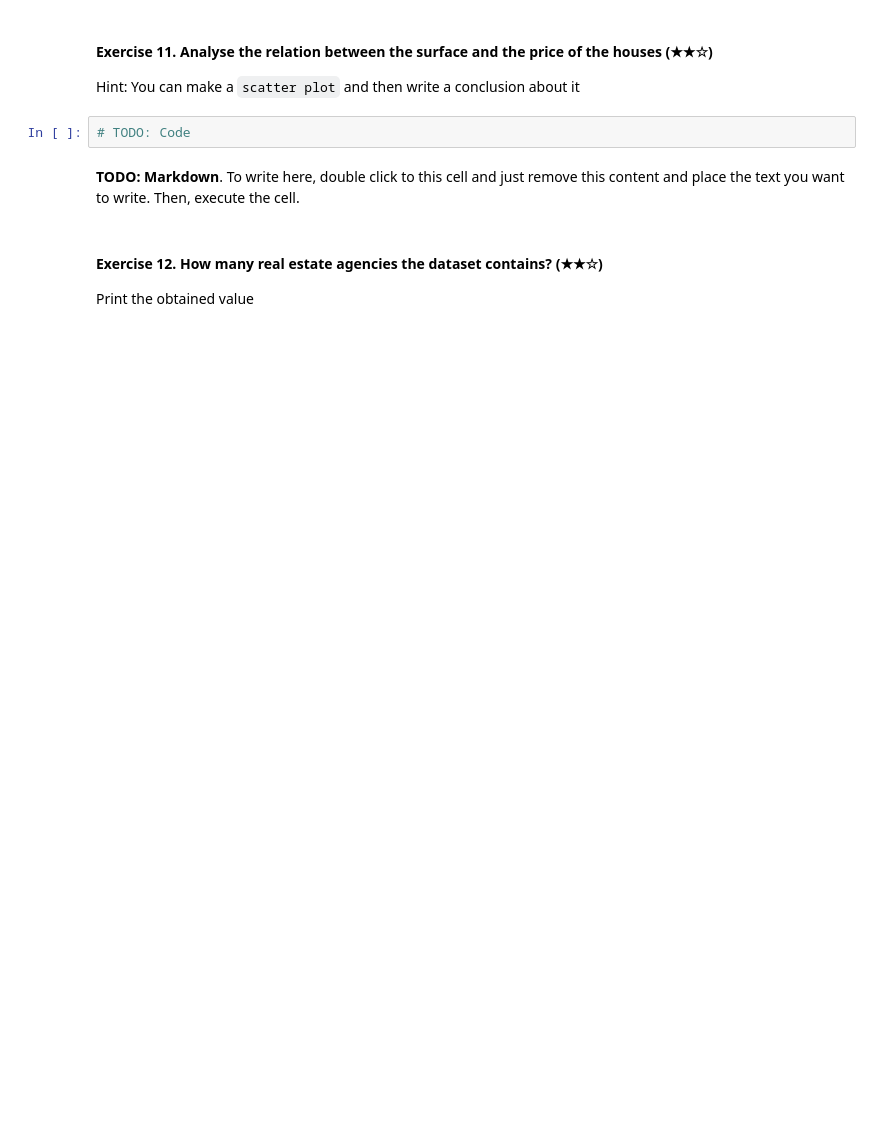
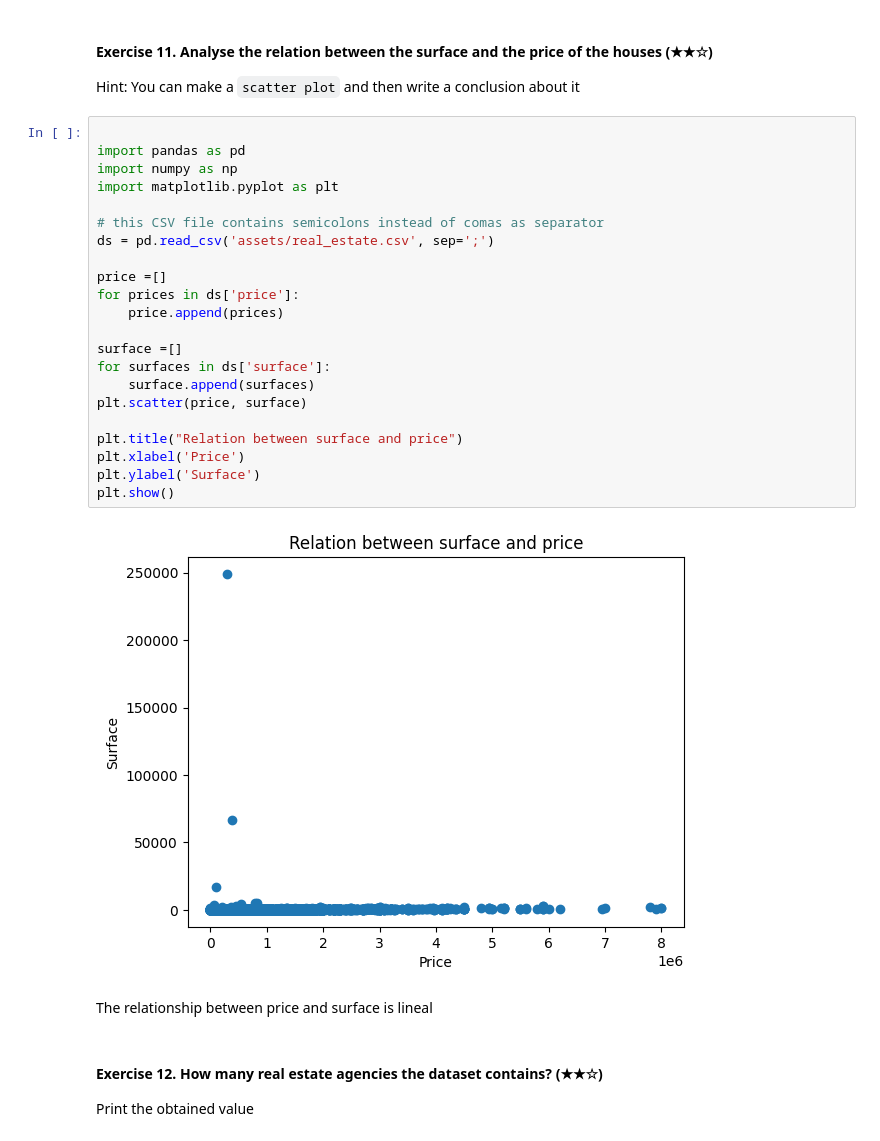
Before and after one commit to paulaechemendia/realestate-datacleanup-exercise, a Jupyter notebook: project.ipynb, the cells around one changed output. Cells and saved outputs as stored; diff of their text form; blank space fills up the shorter version.

```diff
--- a/project.ipynb
+++ b/project.ipynb
@@ -133,9 +262,31 @@ Hint: Create a new column called `pps` (price per square) and then analyse the v
 
 Hint: You can make a `scatter plot` and then write a conclusion about it
 # %%
-# TODO: Code
+
+import pandas as pd
+import numpy as np
+import matplotlib.pyplot as plt
+
+# this CSV file contains semicolons instead of comas as separator
+ds = pd.read_csv('assets/real_estate.csv', sep=';')
+
+price =[]
+for prices in ds['price']:
+    price.append(prices)
+
+surface =[]
+for surfaces in ds['surface']:
+    surface.append(surfaces)
+plt.scatter(price, surface)
+
+plt.title("Relation between surface and price")
+plt.xlabel('Price')
+plt.ylabel('Surface')
+plt.show()
+# %% [output]
+[figure, added]
 # %% [markdown]
-**TODO: Markdown**. To write here, double click to this cell and just remove this content and place the text you want to write. Then, execute the cell.
+The relationship between price and surface is lineal
 # %% [markdown]
 #### Exercise 12. How many real estate agencies the dataset contains? (★★☆)
 
```
Also changed, not shown: parts of 17 cells of this notebook.
